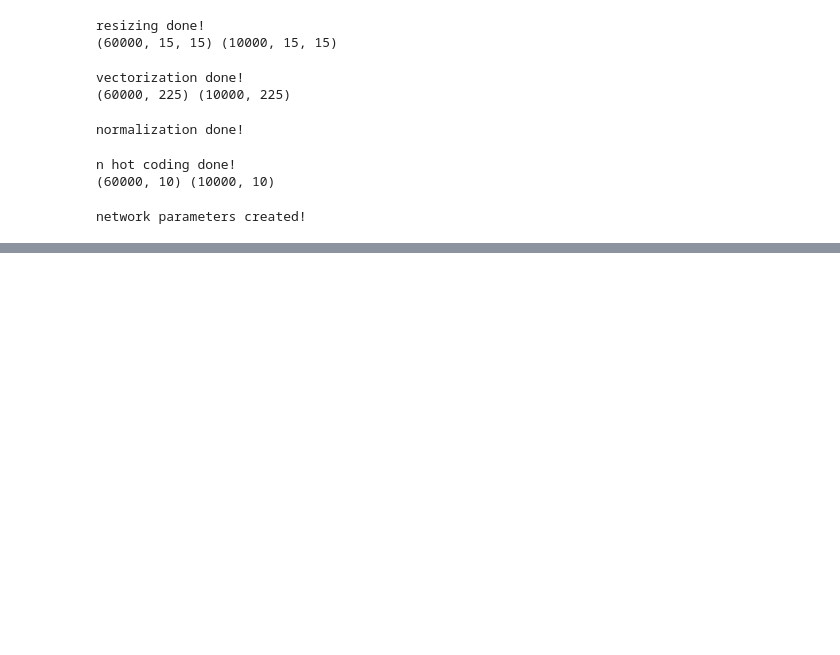
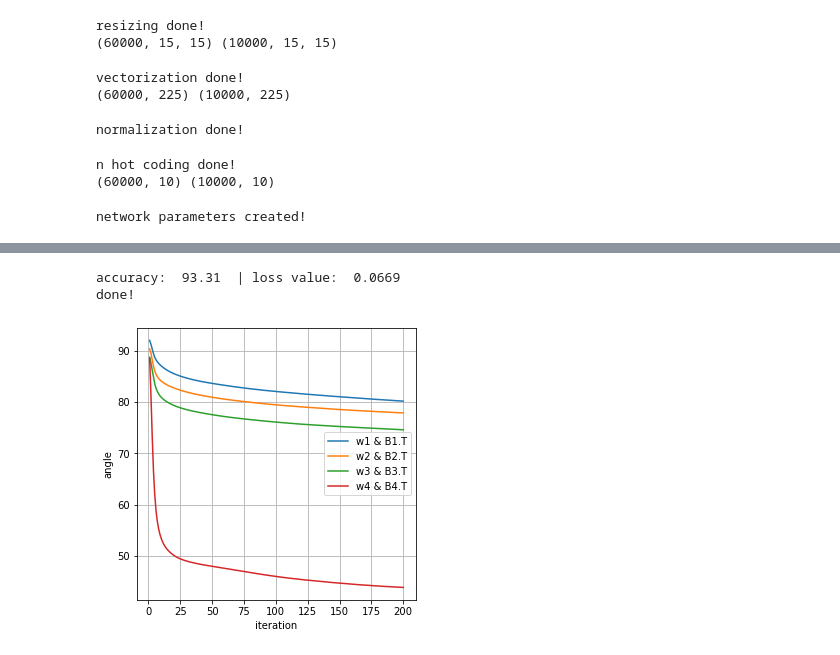
Before and after one commit to ARMINPAN/Advance-Neuroscience-FInal-Project, a Jupyter notebook: Main.ipynb, the cells around one changed output, grey strips where cells are left out. Drawn from its saved outputs; the diff is of its cells as text; code cells hidden in the pictures; blank space fills up the shorter version.

```diff
--- a/Main.ipynb
+++ b/Main.ipynb
@@ -574,0 +547,54 @@ done!
+# %%
+import pandas as pd
+
+# accuracy on test data
+
+batch_size = 1
+batch_num = int(x_te_norm.shape[0]/batch_size)
+im_size = 15*15
+input_layer = x_te_norm.reshape((batch_num,batch_size,im_size))
+accuracy_training = np.zeros((batch_num))
+loss_training = np.zeros((batch_num))
+
+for i in range(batch_num):
+    # forward
+    z1 = np.matmul(input_layer[i,:,:],w0) + b1
+    hidden_layer1 = np.tanh(ReLU(z1))
+    z2 = np.matmul(hidden_layer1,w1) + b2
+    hidden_layer2 = np.tanh(ReLU(z2))
+    z3 = np.matmul(hidden_layer2,w2) + b3
+    hidden_layer3 = np.tanh(ReLU(z3))
+    z4 = np.matmul(hidden_layer3,w3) + b4
+    hidden_layer4 = np.tanh(ReLU(z4))
+    z5 = np.matmul(hidden_layer4,w4) + b5
+    output_layer = np.tanh(ReLU(z5))
+
+    # binarize output
+    n = 1
+    output_layer_binarized = binarize_output(output_layer,n)
+
+    # loss val and accuracy
+    loss_training[i] = loss_function(output_layer_binarized,y_test_nhot[i*batch_size:(i+1)*batch_size,:])
+    accuracy_training[i] = accuracy_cal(output_layer_binarized,y_test_nhot[i*batch_size:(i+1)*batch_size,:]);
+
+print('accuracy: ',np.mean(accuracy_training),' | loss value: ', np.mean(loss_training))
+print('done!')
+# %% [output]
+accuracy:  93.31  | loss value:  0.0669
+done!
+# %%
+# angle between backward weights and forward weights
+fig, ax = plt.subplots(1,1,figsize=(5,5))
+
+ax.plot(np.arange(1,iterations_num+1),np.mean(alignment[0,:,:],axis=0))
+ax.plot(np.arange(1,iterations_num+1),np.mean(alignment[1,:,:],axis=0))
+ax.plot(np.arange(1,iterations_num+1),np.mean(alignment[2,:,:],axis=0))
+ax.plot(np.arange(1,iterations_num+1),np.mean(alignment[3,:,:],axis=0))
+
+
+ax.set_ylabel('angle')
+ax.set_xlabel('iteration')
+ax.legend(['w1 & B1.T','w2 & B2.T','w3 & B3.T','w4 & B4.T'],loc='best')
+ax.grid(True)
+# %% [output]
+[figure, added]
```
Also changed, not shown: parts of 3 cells of this notebook.
